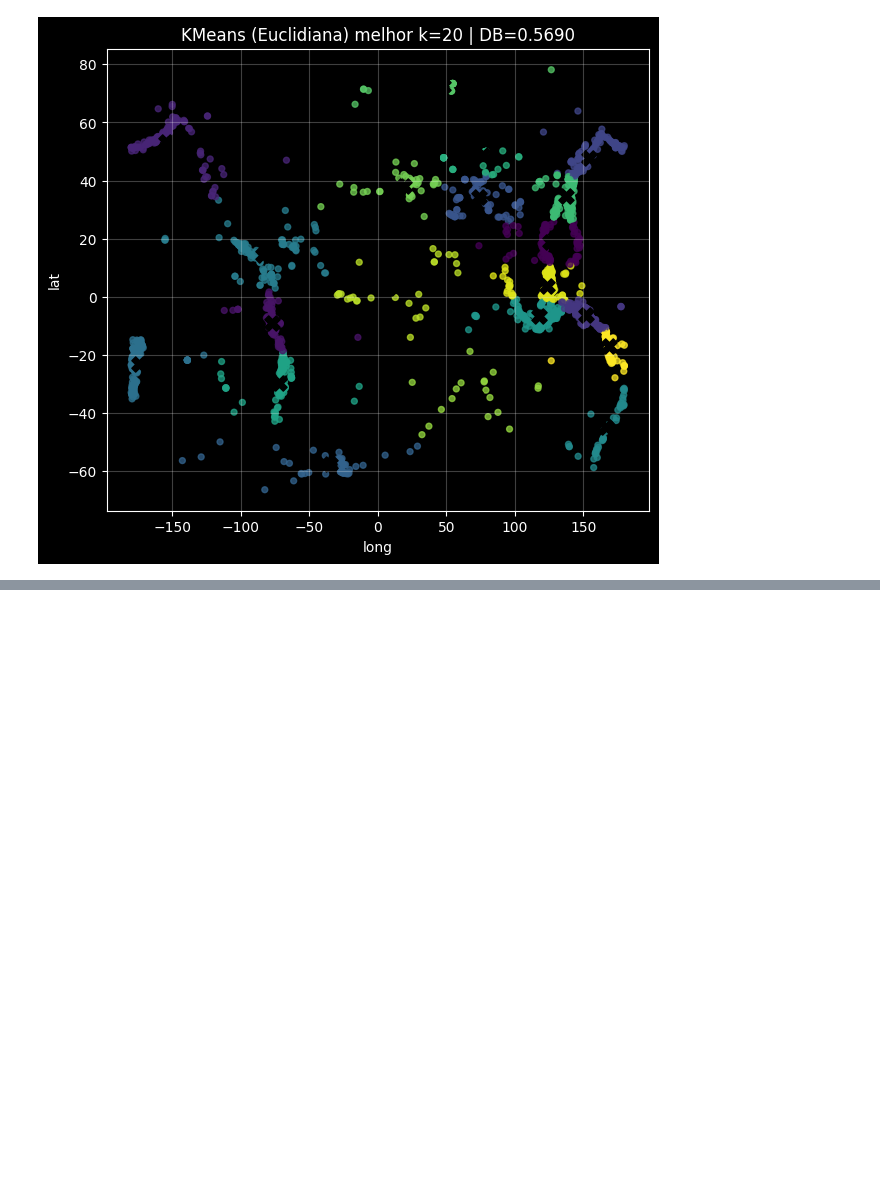
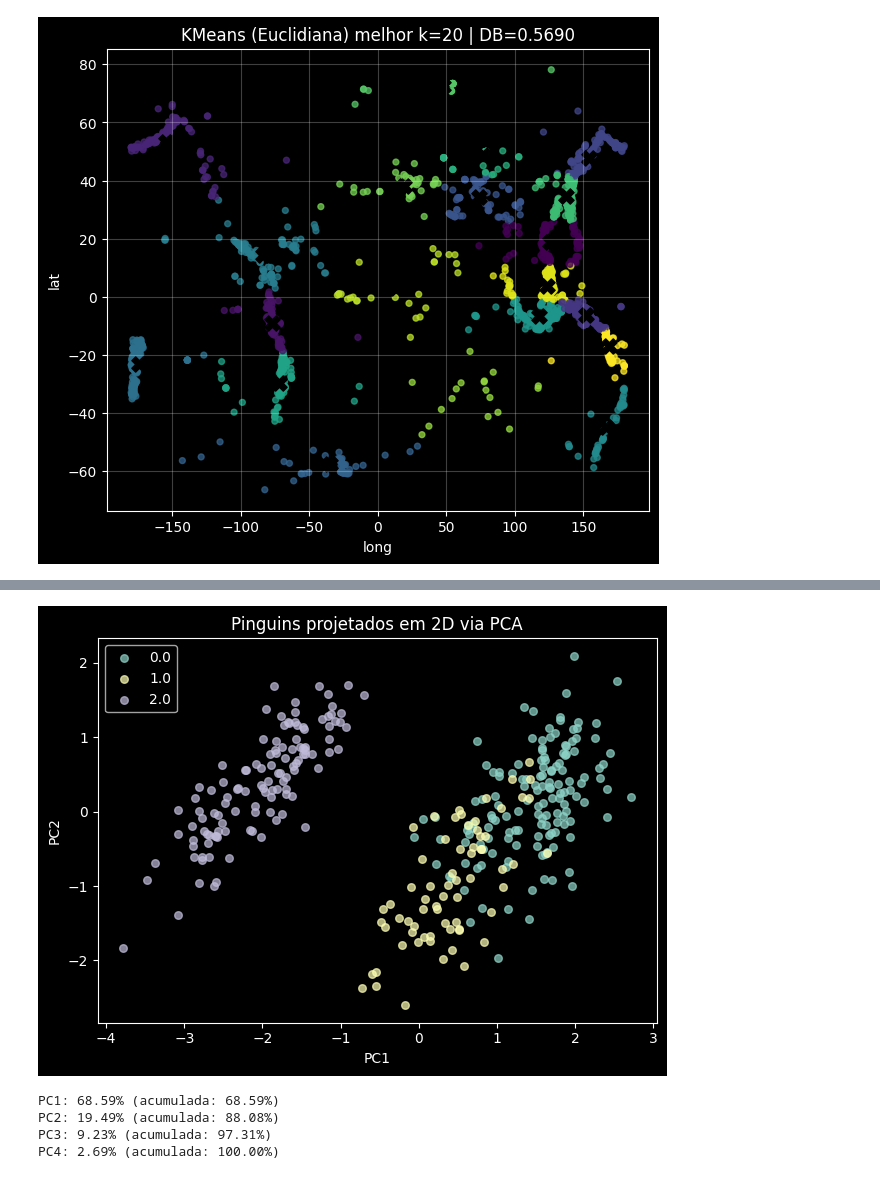
Before and after one commit to joaomarcosmb/ml-ufc, a Jupyter notebook: lista-06/main.ipynb, the cells around one changed output, grey strips where cells are left out. Saved outputs shown, nothing was run; the diff lists cells and outputs as text; code cells hidden in the pictures; blank space fills up the shorter version.

```diff
--- a/lista-06/main.ipynb
+++ b/lista-06/main.ipynb
@@ -235,0 +267,3 @@ Melhor k (Mahalanobis) = 20 | DB = 0.562217 | inertia = 76.636717
+# %%
+df_penguins = pd.read_csv('data/penguins.csv')
+df_penguins.head()
@@ -235,0 +277,6 @@ Melhor k (Mahalanobis) = 20 | DB = 0.562217 | inertia = 76.636717
+# %%
+X_raw_penguins = df_penguins.iloc[:, :-1].to_numpy(dtype=float)
+y_raw_penguins = df_penguins.iloc[:, -1].to_numpy()
+# %%
+scaler_penguins = StandardScaler()
+X_penguins = scaler_penguins.fit_transform(X_raw_penguins)
@@ -235,0 +297,38 @@ Melhor k (Mahalanobis) = 20 | DB = 0.562217 | inertia = 76.636717
+# %%
+# Matriz de covariância (D, D) quadrada e simétrica
+M = np.cov(X_penguins, rowvar=False)
+
+U, S, Vt = np.linalg.svd(M, full_matrices=False)
+
+components = Vt.T      # (D, D) se D <= N
+
+# Projeção em 2D
+Z_2d = X_penguins @ components[:, :2]
+# %%
+species = np.unique(y_raw_penguins)
+
+for sp in species:
+    idx = (y_raw_penguins == sp)
+    plt.scatter(Z_2d[idx, 0], Z_2d[idx, 1],
+                label=str(sp), alpha=0.7, s=30)
+
+plt.xlabel('PC1')
+plt.ylabel('PC2')
+plt.legend()
+plt.title('Pinguins projetados em 2D via PCA')
+plt.tight_layout()
+plt.show()
+# %% [output]
+[figure, added]
+# %%
+explained_variance = S / np.sum(S)
+explained_variance_pct = explained_variance * 100
+
+cumulative_variance = explained_variance.cumsum() * 100
+for i, (e, c) in enumerate(zip(explained_variance_pct, cumulative_variance), start=1):
+    print(f"PC{i}: {e:.2f}% (acumulada: {c:.2f}%)")
+# %% [output]
+PC1: 68.59% (acumulada: 68.59%)
+PC2: 19.49% (acumulada: 88.08%)
+PC3: 9.23% (acumulada: 97.31%)
+PC4: 2.69% (acumulada: 100.00%)
```
Also changed, not shown: parts of 10 cells of this notebook.
